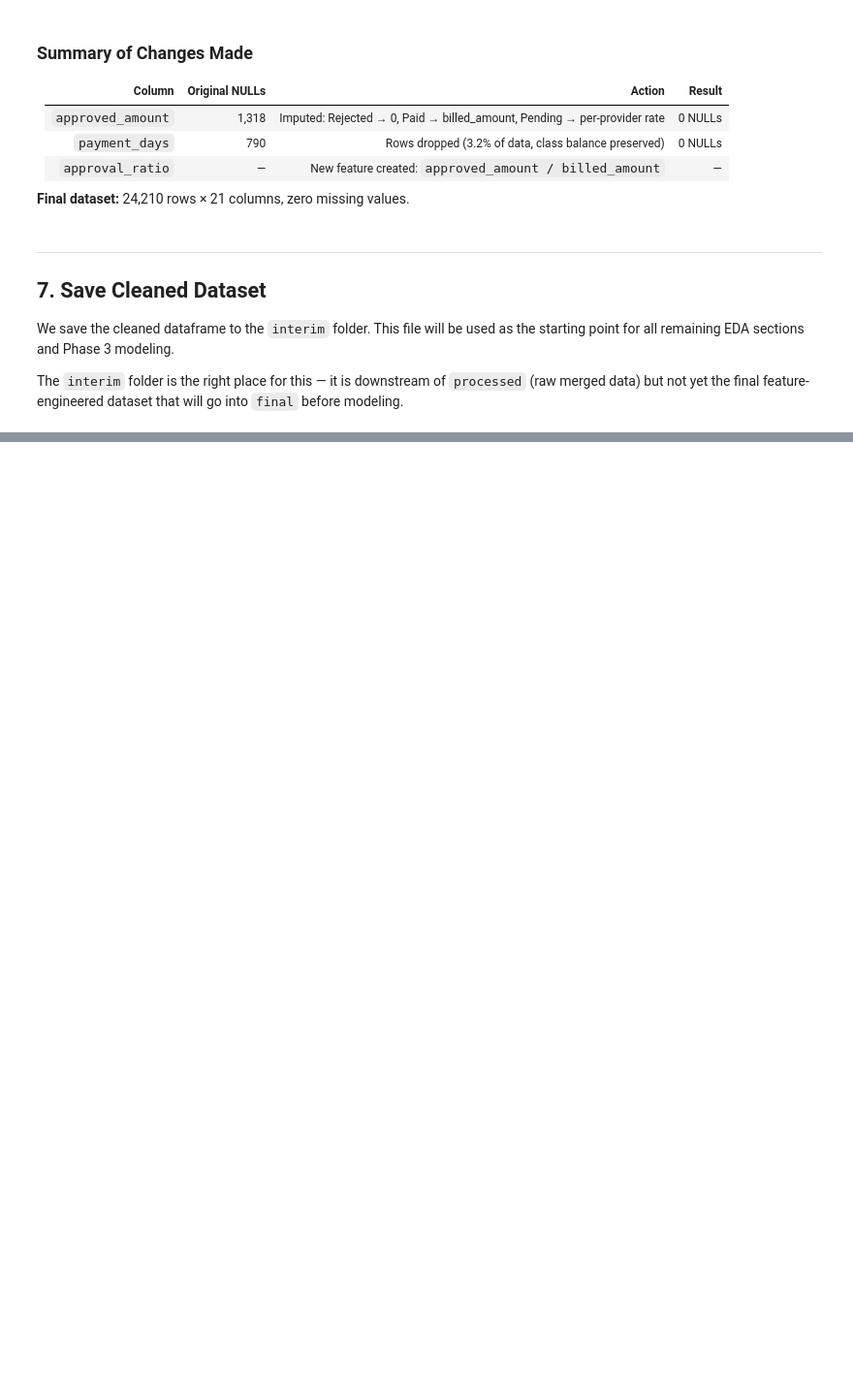
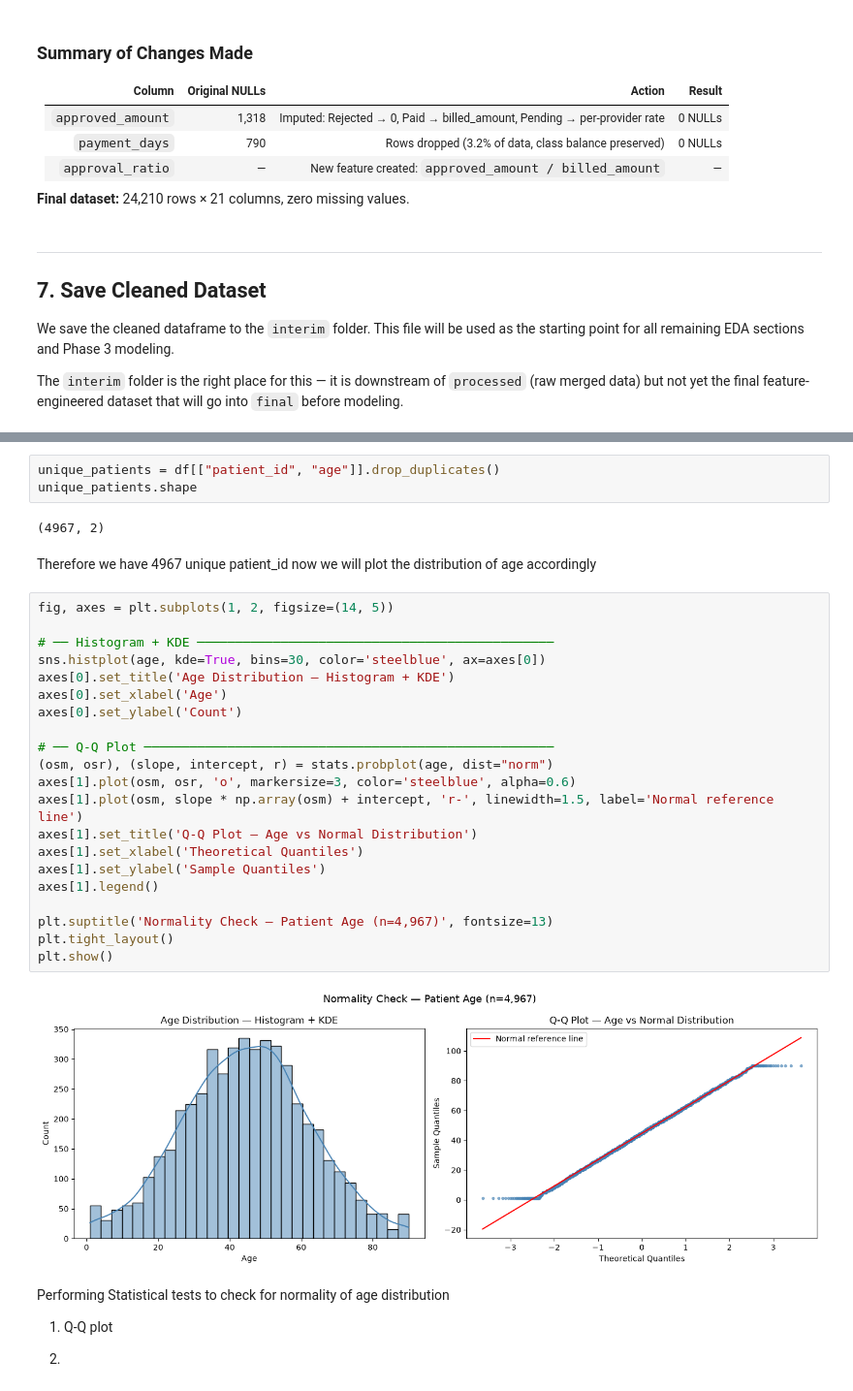
Before and after one commit to NF-laidback/capstone_healthcare_analytics, a Jupyter notebook: notebooks/EDA_missing_values.ipynb, the cells around one changed output, grey strips where cells are left out. Shown at 97% size. Saved outputs shown, nothing was run; the diff lists cells and outputs as text; blank space fills up the shorter version.

```diff
--- a/notebooks/EDA_missing_values.ipynb
+++ b/notebooks/EDA_missing_values.ipynb
@@ -464,0 +674,35 @@ print(f"\nFile contains: {df_1.shape[0]:,} rows × {df_1.shape[1]} columns")
+# %%
+unique_patients = df[["patient_id", "age"]].drop_duplicates()
+unique_patients.shape
+# %% [output]
+(4967, 2)
+# %% [markdown]
+Therefore we have 4967 unique patient_id now we will plot the distribution of age accordingly
+# %%
+fig, axes = plt.subplots(1, 2, figsize=(14, 5))
+
+# ── Histogram + KDE ───────────────────────────────────────────────
+sns.histplot(age, kde=True, bins=30, color='steelblue', ax=axes[0])
+axes[0].set_title('Age Distribution — Histogram + KDE')
+axes[0].set_xlabel('Age')
+axes[0].set_ylabel('Count')
+
+# ── Q-Q Plot ──────────────────────────────────────────────────────
+(osm, osr), (slope, intercept, r) = stats.probplot(age, dist="norm")
+axes[1].plot(osm, osr, 'o', markersize=3, color='steelblue', alpha=0.6)
+axes[1].plot(osm, slope * np.array(osm) + intercept, 'r-', linewidth=1.5, label='Normal reference line')
+axes[1].set_title('Q-Q Plot — Age vs Normal Distribution')
+axes[1].set_xlabel('Theoretical Quantiles')
+axes[1].set_ylabel('Sample Quantiles')
+axes[1].legend()
+
+plt.suptitle('Normality Check — Patient Age (n=4,967)', fontsize=13)
+plt.tight_layout()
+plt.show()
+# %% [output]
+[figure, added]
+# %% [markdown]
+Performing Statistical tests to check for normality of age distribution
+1. Q-Q plot
+
+2.
```
Also changed, not shown: parts of 109 cells of this notebook, 35 other files.
